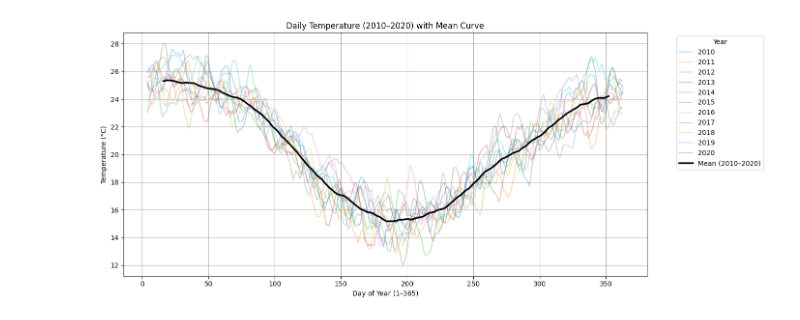
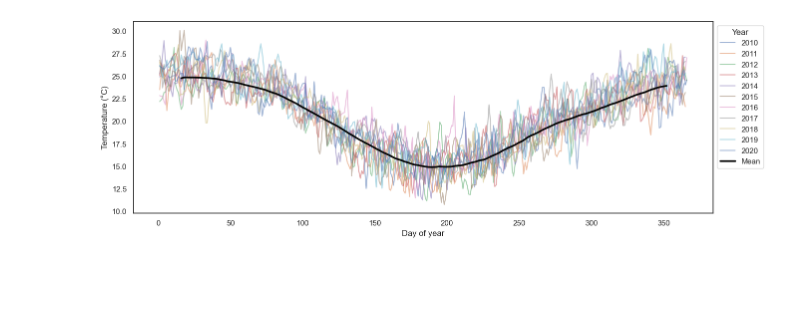
Before and after one commit to EthanGTJones/STAT3008-Group-Project, a Jupyter notebook: summary_stats.ipynb, the cells around one changed output. Saved outputs shown, nothing was run; the diff lists cells and outputs as text; code cells hidden in the pictures; blank space fills up the shorter version.

```diff
--- a/summary_stats.ipynb
+++ b/summary_stats.ipynb
@@ -3,6 +7,9 @@
 import pandas as pd
 import matplotlib.pyplot as plt
 import matplotlib.dates as mdates
+import seaborn as sns
+
+sns.set_theme(style="white", context="notebook")
 # %%
 # Load data
 data = pd.read_csv('data/Daily_Temp_Data.csv')
@@ -69,17 +113,0 @@ plt.show()
-# %%
-from scipy.signal import savgol_filter
-
-plt.figure(figsize=(14, 6))
-
-for y, d in data.groupby(data['date'].dt.year):
-    d = d.sort_values('date')
-    smoothed = savgol_filter(d['temp'], window_length=7, polyorder=3)
-    plt.plot(d['date'].dt.dayofyear, smoothed, label=str(y), alpha=0.3)
-
-plt.title('Daily Temperature (2010–2020)')
-plt.xlabel('Day of Year (1–365)')
-plt.ylabel('Temperature (°C)')
-plt.legend(title='Year', bbox_to_anchor=(1.05, 1), loc='upper left')
-plt.grid(True)
-plt.tight_layout()
-plt.show()
@@ -88,30 +114,26 @@ plt.show()
 # %%
-import pandas as pd
-import matplotlib.pyplot as plt
+# Year-based plot with smoothing on average
 
-data['date'] = pd.to_datetime(data['date'], dayfirst=True)
-data = data[(data['date'] >= '2010-01-01') & (data['date'] <= '2020-12-31')]
+plt.figure(figsize=(15, 5))
 
-plt.figure(figsize=(14, 6))
+# Add individual year plots
+for y, d in data.groupby(filtered.date.dt.year):
+    # d = d.sort_values('date')
+    # smoothed = d['temp'].rolling(window=7, center=True).mean()
+    sns.lineplot(x=d.date.dt.dayofyear, y=d.temp, label=str(int(y)), alpha=0.5)
 
-for y, d in data.groupby(data['date'].dt.year):
-    d = d.sort_values('date')
-    smoothed = d['temp'].rolling(window=7, center=True).mean()
-    plt.plot(d['date'].dt.dayofyear, smoothed, label=str(y), alpha=0.3)
-
+# Add smoothed mean curve
 data['dayofyear'] = data['date'].dt.dayofyear
 mean_curve = data.groupby('dayofyear')['temp'].mean().rolling(window=30, center=True).mean()
-
-# Plot mean curve
-plt.plot(mean_curve.index, mean_curve.values, color='black', linewidth=2.5, label='Mean (2010–2020)')
+sns.lineplot(x=mean_curve.index, y=mean_curve.values, color='black', linewidth=2.5, label='Mean')
 
 # Labels and layout
-plt.title('Daily Temperature (2010–2020) with Mean Curve')
-plt.xlabel('Day of Year (1–365)')
+# plt.title('Daily Temperature (2010–2020) with Mean Curve')
+plt.xlabel('Day of year')
 plt.ylabel('Temperature (°C)')
-plt.legend(title='Year', bbox_to_anchor=(1.05, 1), loc='upper left')
-plt.grid(True)
-plt.tight_layout()
+plt.legend(title='Year', bbox_to_anchor=(1, 1), loc='upper left')
+# plt.grid(True)
+# plt.tight_layout()
 plt.show()
 # %% [output]
-[figure, old version]
+[figure, new version]
```
Also changed, not shown: parts of 10 cells of this notebook.
